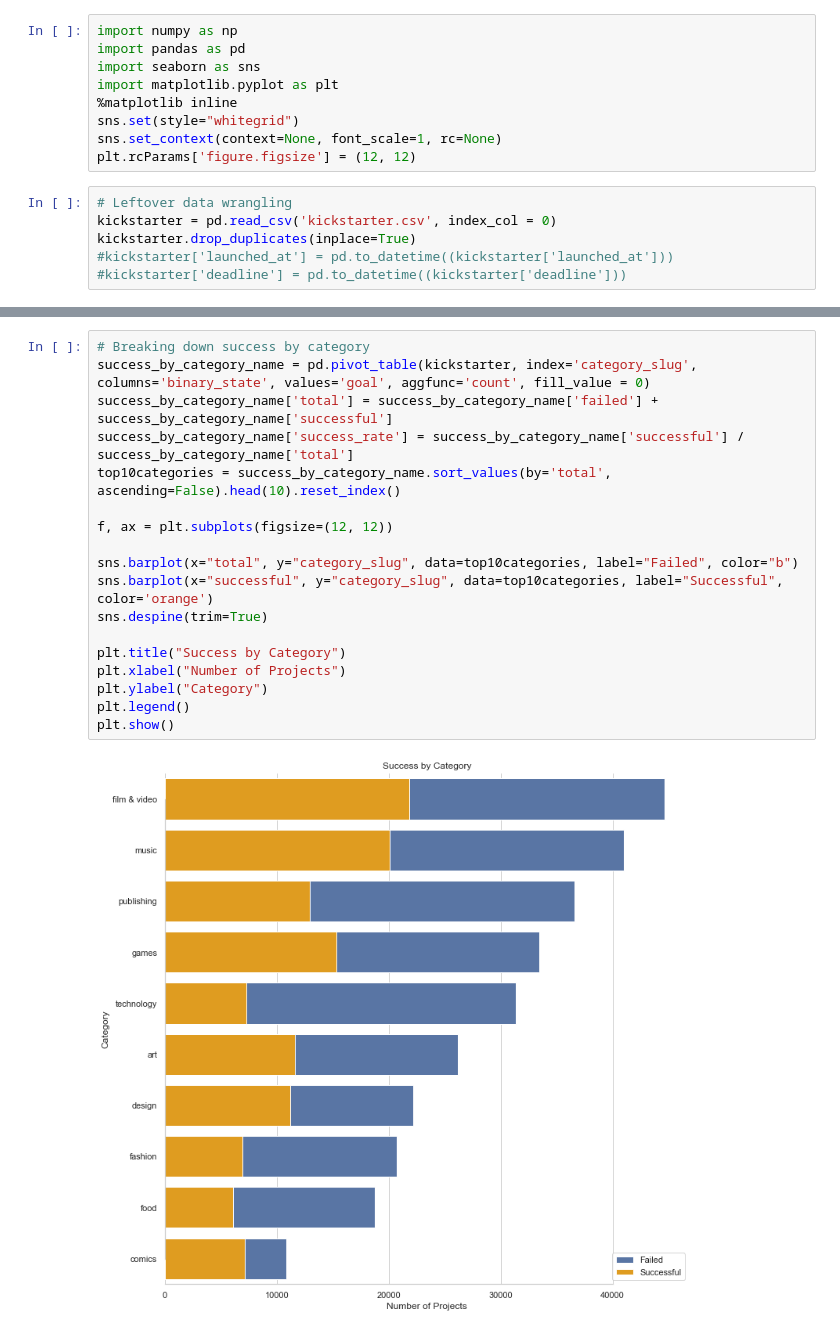
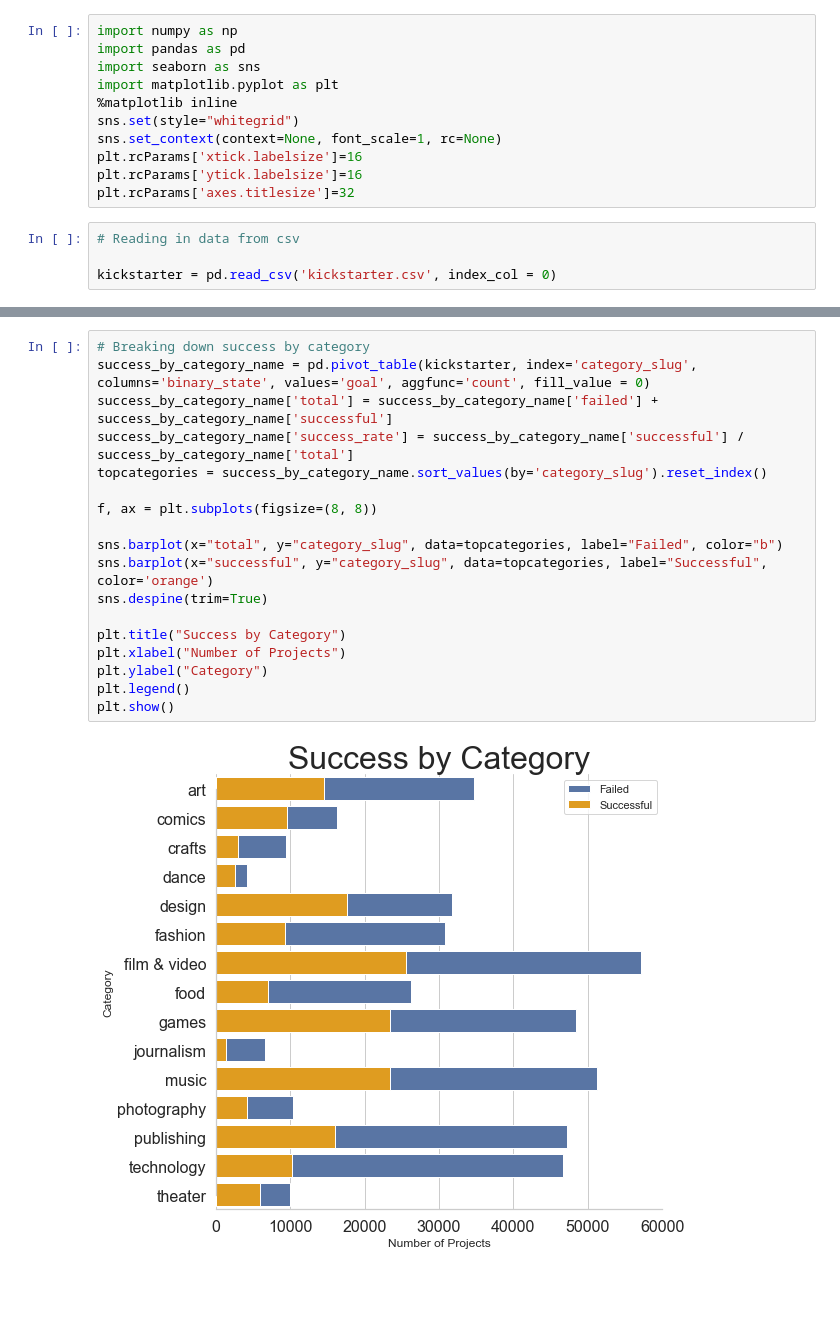
Before and after one commit to tomhalloin/Springboard-Kickstarter, a Jupyter notebook: Kickstarter_Data_Storytelling.ipynb, the cells around one changed output, grey strips where cells are left out. Saved outputs shown, nothing was run; the diff lists cells and outputs as text; blank space fills up the shorter version.

```diff
--- a/Kickstarter_Data_Storytelling.ipynb
+++ b/Kickstarter_Data_Storytelling.ipynb
@@ -29,10 +8,10 @@ import matplotlib.pyplot as plt
 %matplotlib inline
 sns.set(style="whitegrid")
 sns.set_context(context=None, font_scale=1, rc=None)
-plt.rcParams['figure.figsize'] = (12, 12)
+plt.rcParams['xtick.labelsize']=16
+plt.rcParams['ytick.labelsize']=16
+plt.rcParams['axes.titlesize']=32
 # %%
-# Leftover data wrangling
+# Reading in data from csv
+
 kickstarter = pd.read_csv('kickstarter.csv', index_col = 0)
-kickstarter.drop_duplicates(inplace=True)
-#kickstarter['launched_at'] = pd.to_datetime((kickstarter['launched_at']))
-#kickstarter['deadline'] = pd.to_datetime((kickstarter['deadline']))
@@ -92,20 +125,20 @@ theater          2319        5239
 # %%
 # Breaking down success by category
 success_by_category_name = pd.pivot_table(kickstarter, index='category_slug', columns='binary_state', values='goal', aggfunc='count', fill_value = 0)
 success_by_category_name['total'] = success_by_category_name['failed'] + success_by_category_name['successful']
 success_by_category_name['success_rate'] = success_by_category_name['successful'] / success_by_category_name['total']
-top10categories = success_by_category_name.sort_values(by='total', ascending=False).head(10).reset_index()
+topcategories = success_by_category_name.sort_values(by='category_slug').reset_index()
 
-f, ax = plt.subplots(figsize=(12, 12))
+f, ax = plt.subplots(figsize=(8, 8))
 
-sns.barplot(x="total", y="category_slug", data=top10categories, label="Failed", color="b")
-sns.barplot(x="successful", y="category_slug", data=top10categories, label="Successful", color='orange')
+sns.barplot(x="total", y="category_slug", data=topcategories, label="Failed", color="b")
+sns.barplot(x="successful", y="category_slug", data=topcategories, label="Successful", color='orange')
 sns.despine(trim=True)
 
 plt.title("Success by Category")
 plt.xlabel("Number of Projects")
 plt.ylabel("Category")
 plt.legend()
 plt.show()
 # %% [output]
-[figure, old version]
+[figure, new version]
```
Also changed, not shown: parts of 27 cells of this notebook, 7 other files.
